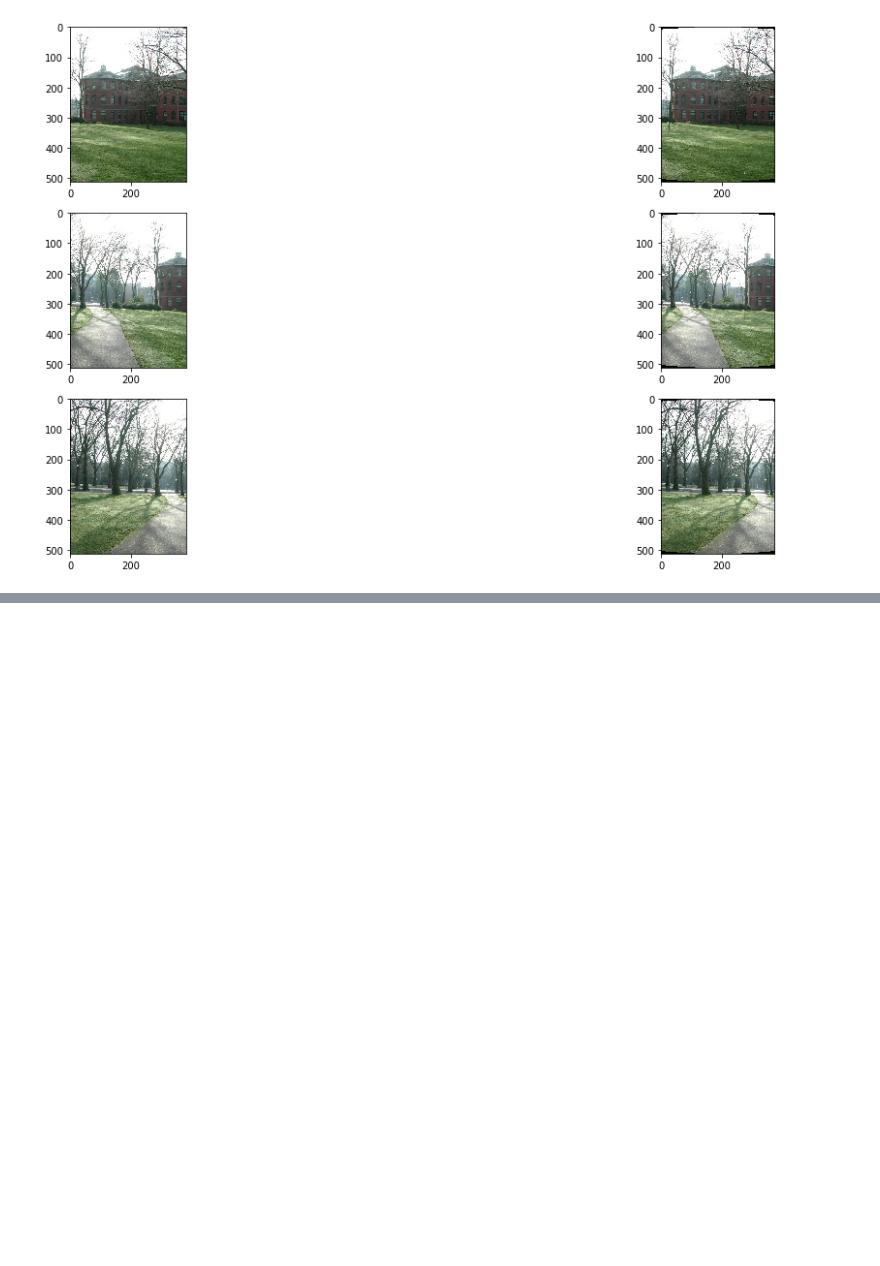
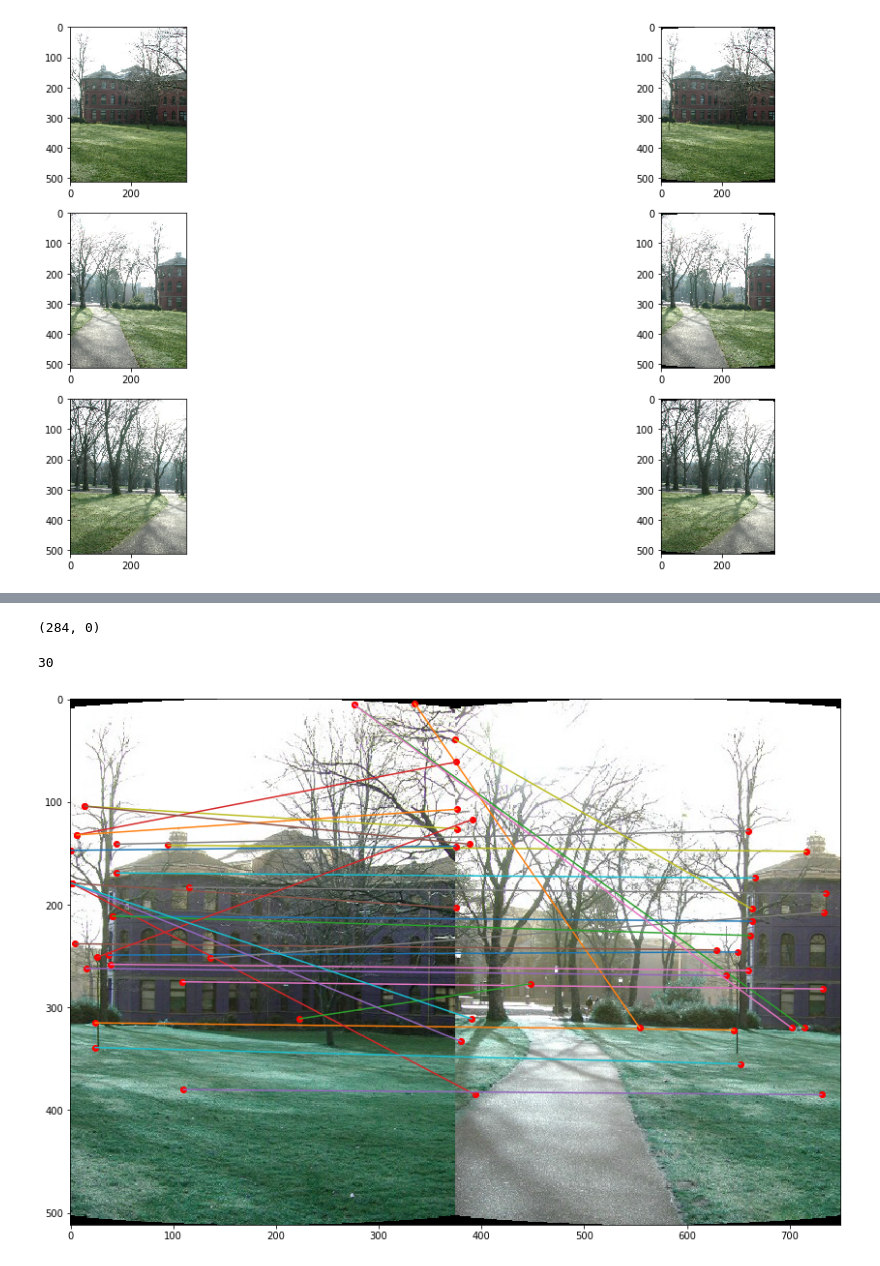
Before and after one commit to qa276390/image-stitching-msop, a Jupyter notebook: Stitching.ipynb, the cells around one changed output, grey strips where cells are left out. Drawn from its saved outputs; the diff is of its cells as text; code cells hidden in the pictures; blank space fills up the shorter version.

```diff
--- a/Stitching.ipynb
+++ b/Stitching.ipynb
@@ -106,0 +204,3 @@ for i in range(1, rows+1):
+# %%
+X = darrA[0]
+Y = darrB[0]
@@ -106,0 +230,5 @@ for i in range(1, rows+1):
+# %%
+from sklearn.neighbors import NearestNeighbors
+nbrs = NearestNeighbors(n_neighbors=2, algorithm='ball_tree').fit(X)
+# %%
+distances, indices = nbrs.kneighbors(Y)
@@ -106,0 +275,43 @@ for i in range(1, rows+1):
+# %%
+np.unravel_index(np.argmax(distances, axis=None),distances.shape)
+# %% [output]
+(284, 0)
+# %%
+B2Apairs = []
+
+for ind in range(len(distances)):
+    ds = distances[ind]
+    if (ds[0] < ds[1]*0.8):
+        B2Apairs.append((ind, indices[ind][0]))
+# %%
+len(B2Apairs)
+# %% [output]
+30
+# %%
+(hA, wA) = prjimgs[0].shape[:2]
+
+(hB, wB) = prjimgs[1].shape[:2]
+
+vis = np.zeros((max(hA, hB), wA + wB, 3), dtype="uint8")
+
+vis[0:hA, 0:wA] = prjimgs[0]
+
+vis[0:hB, wA:] = prjimgs[1]
+plt.figure(figsize=(20, 10))
+plt.imshow(vis)
+#隨機選取顏色，繪製所有放置於matches陣列中，兩點的直線。
+for (queryIdx, trainIdx) in B2Apairs:
+
+    color = np.random.randint(0, high=255, size=(3,))
+
+    plt.plot(descspys[0][0][trainIdx].point.y, descspys[0][0][trainIdx].point.x, 'ro')
+    ptA = (int(descspys[0][0][trainIdx].point.x), int(descspys[0][0][trainIdx].point.y))
+    plt.plot(descspys[1][0][queryIdx].point.y + wA, descspys[1][0][queryIdx].point.x, 'ro')
+    ptB = (int(descspys[1][0][queryIdx].point.x), int(descspys[1][0][queryIdx].point.y + wA))
+
+    #cv2.line(vis, ptA, ptB, (0,0,255), 2)
+    #plt.plot([ptA[0], ptB[0]], [ptA[1], ptB[1]])
+    plt.plot([ptA[1], ptB[1]], [ptA[0], ptB[0]])
+plt.show()
+# %% [output]
+[figure, added]
```
Also changed, not shown: parts of 26 cells of this notebook, 1 other file.
